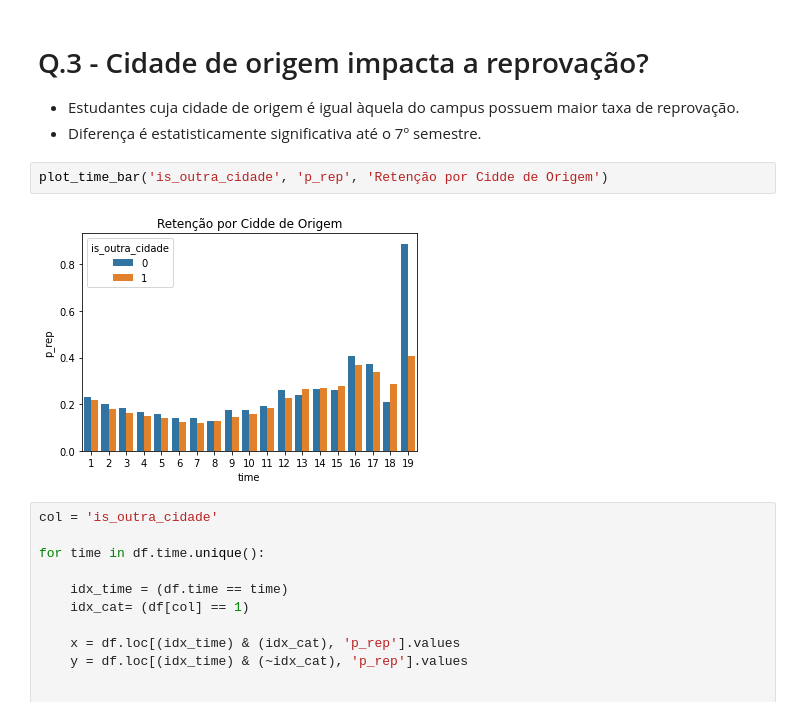
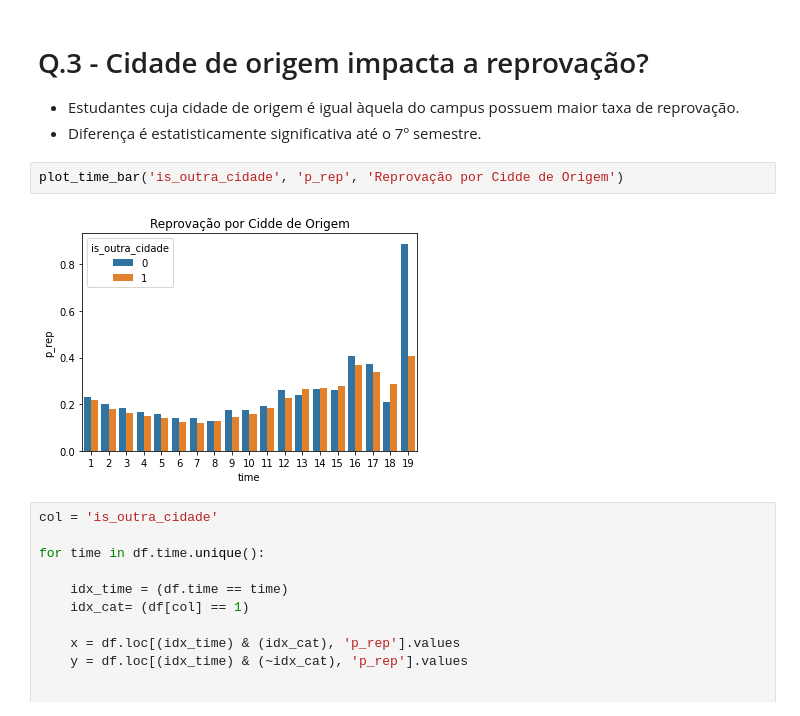
Before and after one commit to rlopes404/dropout, a Jupyter notebook: retencao-UFRB.ipynb, the cells around one changed output. Cells and saved outputs as stored; diff of their text form.

```diff
--- a/retencao-UFRB.ipynb
+++ b/retencao-UFRB.ipynb
@@ -135,9 +135,9 @@ for time in df.time.unique():
 - Estudantes cuja cidade de origem é igual àquela do campus possuem maior taxa de reprovação.
 - Diferença é estatisticamente significativa até o 7º semestre.
 # %%
-plot_time_bar('is_outra_cidade', 'p_rep', 'Retenção por Cidde de Origem')
+plot_time_bar('is_outra_cidade', 'p_rep', 'Reprovação por Cidde de Origem')
 # %% [output]
-[figure, old version]
+[figure, new version]
 # %%
 col = 'is_outra_cidade'
 
```
Also changed, not shown: parts of 5 cells of this notebook, 7 other files.
